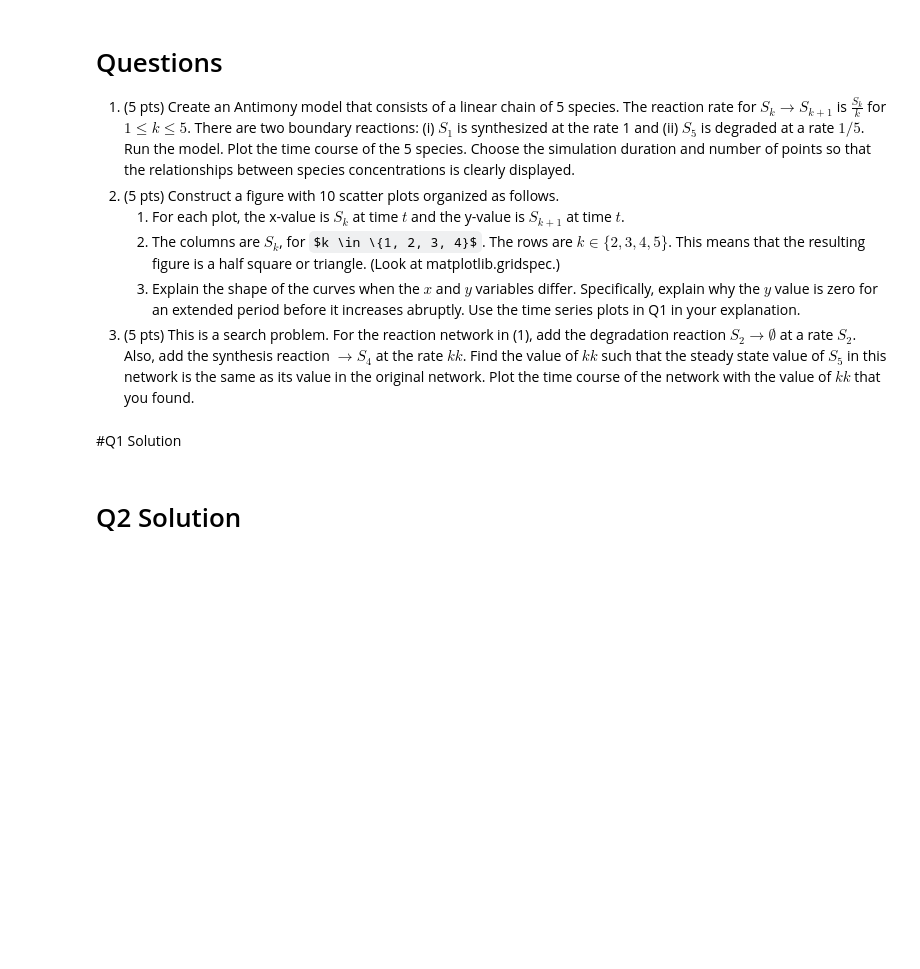
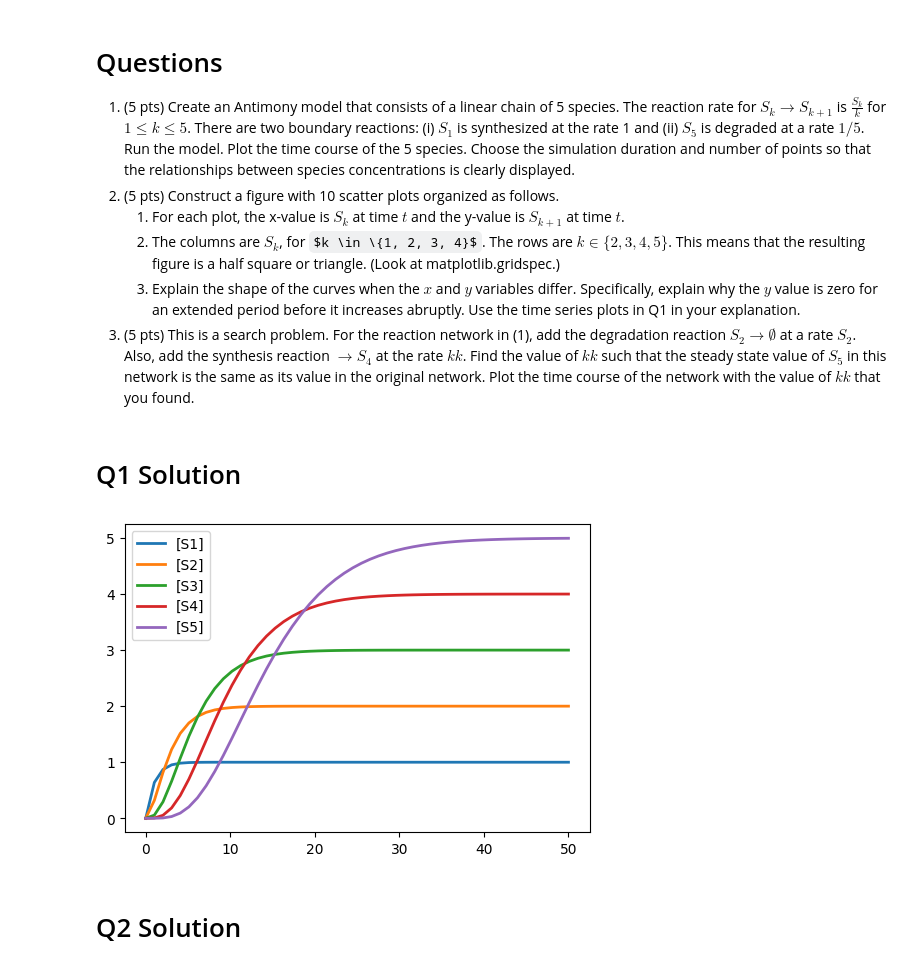
Before and after one commit to IvanBrown3/bioen437, a Jupyter notebook: HW1.ipynb, the cells around one changed output. Saved outputs shown, nothing was run; the diff lists cells and outputs as text; code cells hidden in the pictures; some formulas as TeX source; blank space fills up the shorter version.

```diff
--- a/HW1.ipynb
+++ b/HW1.ipynb
@@ -34,6 +43,30 @@ import tellurium as te
     1. Explain the shape of the curves when the $x$ and $y$ variables differ. Specifically, explain why the $y$ value is zero for an extended period before it increases abruptly. Use the time series plots in Q1 in your explanation.
 1. (5 pts) This is a search problem. For the reaction network in (1), add the degradation reaction $S_2 \rightarrow ∅$ at a rate $S_2$. Also, add the synthesis reaction $\rightarrow S_4$ at the rate $kk$. Find the value of $kk$ such that the steady state value of $S_5$ in this network is the same as its value in the original network. Plot the time course of the network with the value of $kk$ that you found.
 # %% [markdown]
-#Q1 Solution
+# Q1 Solution
+# %%
+model = """
+-> S1; k0;
+S1 -> S2; k1*S1
+S2 -> S3; k2*S2;
+S3 -> S4; k3*S3;
+S4 -> S5; k4*S4;
+S5 ->; k5*S5;
+
+
+k0 = 1;
+k1 = 1;
+k2 = 1/2;
+k3 = 1/3;
+k4 = 1/4;
+k5 = 1/5;
+
+
+"""
+rr = te.loada(model)
+data = rr.simulate(0, 50, 50)
+rr.plot()
+# %% [output]
+[figure, added]
 # %% [markdown]
 # Q2 Solution
```
Also changed, not shown: parts of 9 cells of this notebook, 1 other file.
